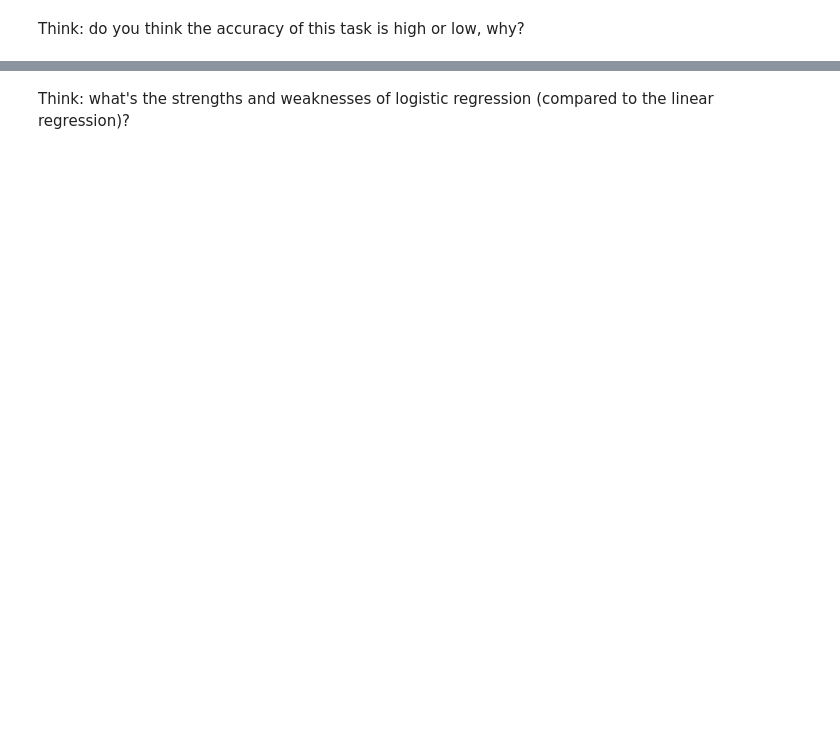
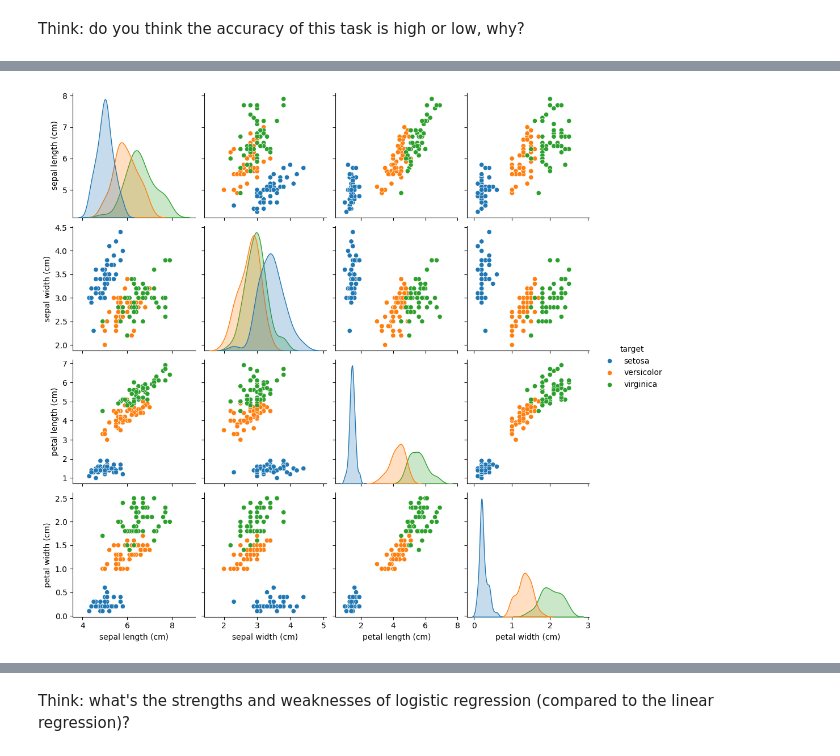
Before and after one commit to BristolDataScienceSociety/Workshop2024-25, a Jupyter notebook: Workshop6/Workshop6.ipynb, the cells around one changed output, grey strips where cells are left out. Drawn from its saved outputs; the diff is of its cells as text; code cells hidden in the pictures; blank space fills up the shorter version.

```diff
--- a/Workshop6/Workshop6.ipynb
+++ b/Workshop6/Workshop6.ipynb
@@ -85,0 +218,6 @@ using images when needed
+# %%
+# Plot the data set using pairplot
+sns.pairplot(iris.frame, hue="target")
+plt.show()
+# %% [output]
+[figure, added]
```
Also changed, not shown: parts of 16 cells of this notebook, 4 other files.
